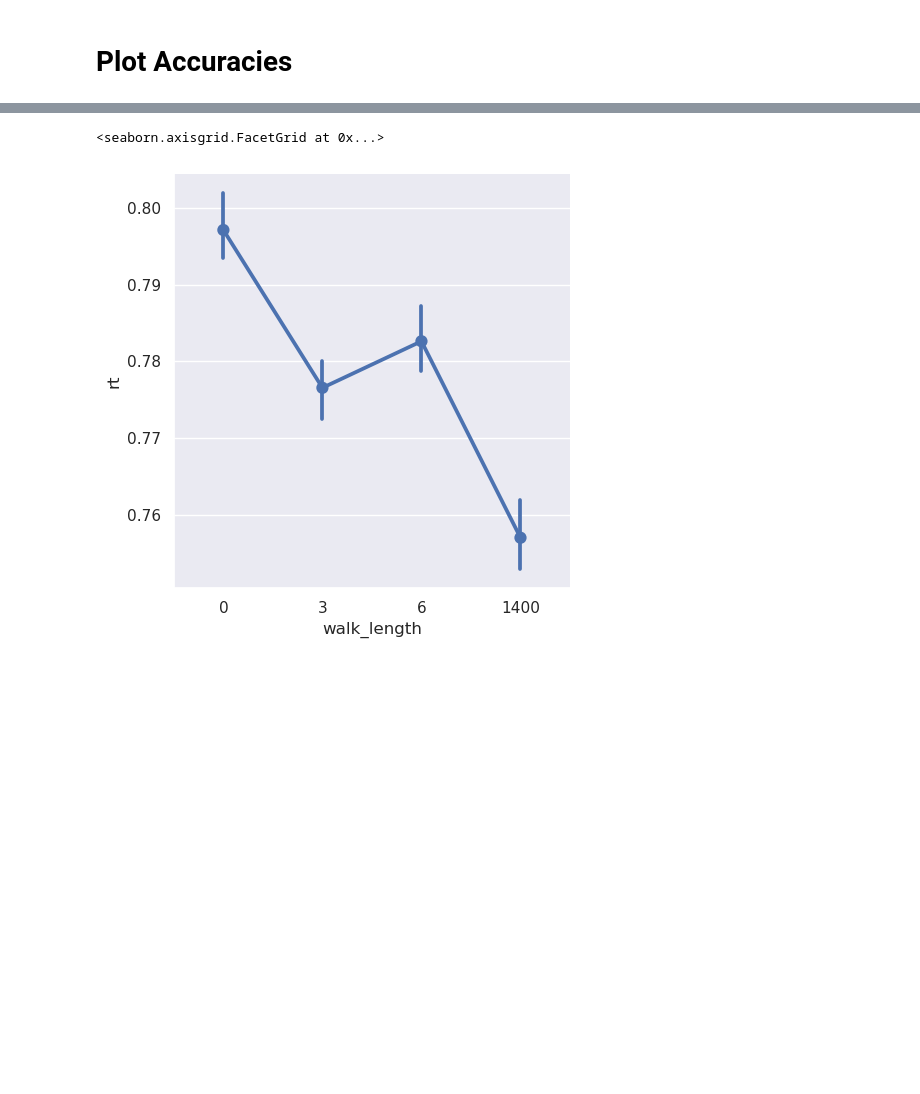
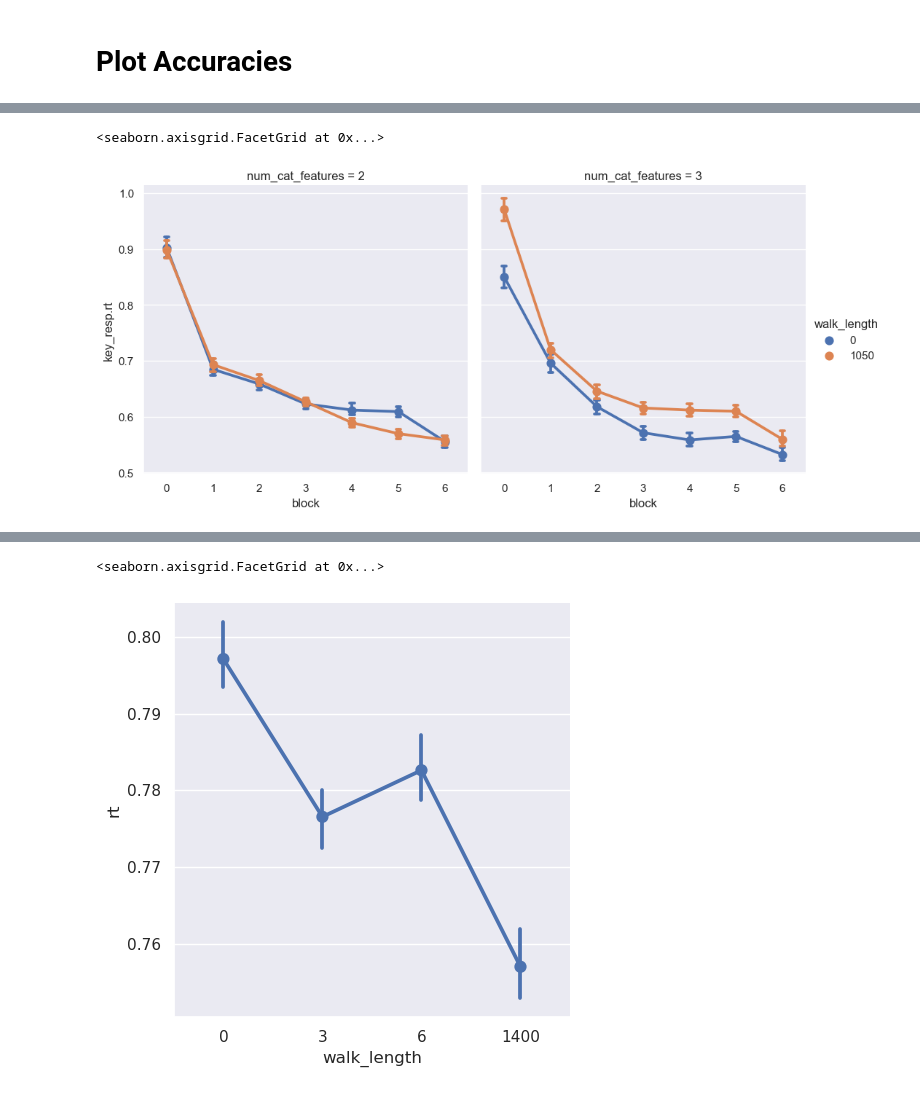
Before and after one commit to tejas-savalia/event-boundaries, a Jupyter notebook: eb_04/analyses/analysis_sandbox.ipynb, the cells around one changed output, grey strips where cells are left out. Saved outputs shown, nothing was run; the diff lists cells and outputs as text; code cells hidden in the pictures; blank space fills up the shorter version.

```diff
--- a/eb_04/analyses/analysis_sandbox.ipynb
+++ b/eb_04/analyses/analysis_sandbox.ipynb
@@ -162,0 +160,7 @@ sns.catplot(y = 'rt',
+# %%
+sns.catplot(y = 'key_resp.rt',
+            x = 'block',  hue = 'walk_length', estimator='median', col = 'num_cat_features',
+            data=df_clean_train, kind = 'point', capsize = 0.1)
+# %% [output]
+<seaborn.axisgrid.FacetGrid at 0x...>
+[figure, added]
```
Also changed, not shown: parts of 18 cells of this notebook, 38 other files.
